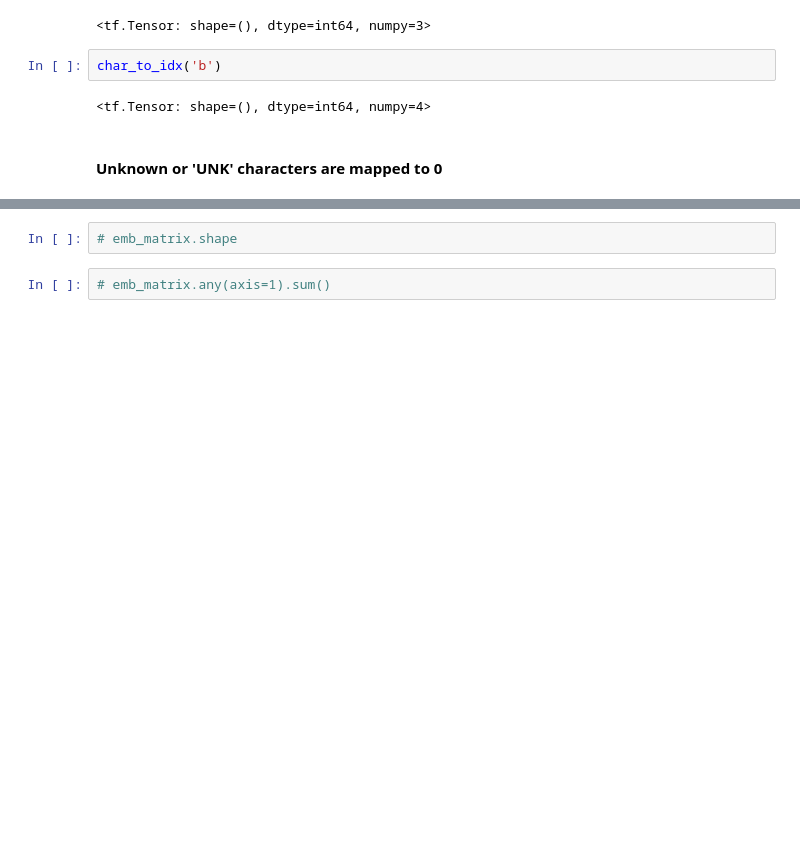
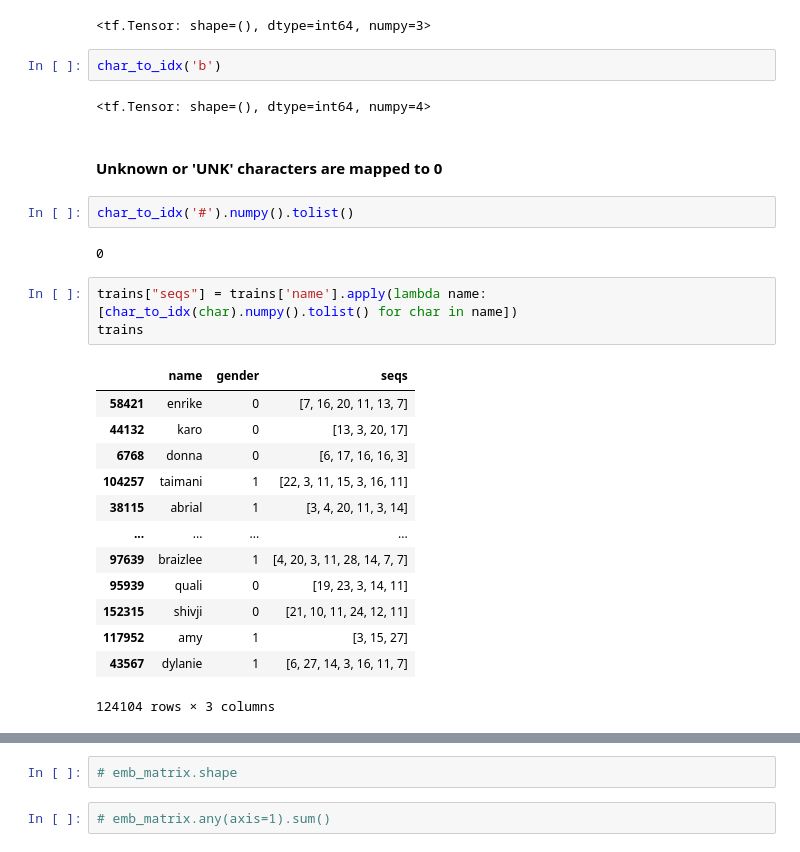
Before and after one commit to 08Aristodemus24/auto-job-app-sender, a Jupyter notebook: apps/experimentation.ipynb, the cells around one changed output, grey strips where cells are left out. Cells and saved outputs as stored; diff of their text form; blank space fills up the shorter version.

```diff
--- a/apps/experimentation.ipynb
+++ b/apps/experimentation.ipynb
@@ -405,3 +420,24 @@ char_to_idx('b')
 <tf.Tensor: shape=(), dtype=int64, numpy=4>
 # %% [markdown]
 #### Unknown or 'UNK' characters are mapped to 0
+# %%
+char_to_idx('#').numpy().tolist()
+# %% [output]
+0
+# %%
+trains["seqs"] = trains['name'].apply(lambda name: [char_to_idx(char).numpy().tolist() for char in name])
+trains
+# %% [output]
+|  | name | gender | seqs |
+| 58421 | enrike | 0 | [7, 16, 20, 11, 13, 7] |
+| 44132 | karo | 0 | [13, 3, 20, 17] |
+| 6768 | donna | 0 | [6, 17, 16, 16, 3] |
+| 104257 | taimani | 1 | [22, 3, 11, 15, 3, 16, 11] |
+| 38115 | abrial | 1 | [3, 4, 20, 11, 3, 14] |
+| ... | ... | ... | ... |
+| 97639 | braizlee | 1 | [4, 20, 3, 11, 28, 14, 7, 7] |
+| 95939 | quali | 0 | [19, 23, 3, 14, 11] |
+| 152315 | shivji | 0 | [21, 10, 11, 24, 12, 11] |
+| 117952 | amy | 1 | [3, 15, 27] |
+| 43567 | dylanie | 1 | [6, 27, 14, 3, 16, 11, 7] |
+124104 rows × 3 columns
```
Also changed, not shown: parts of 34 cells of this notebook, 24 other files.
